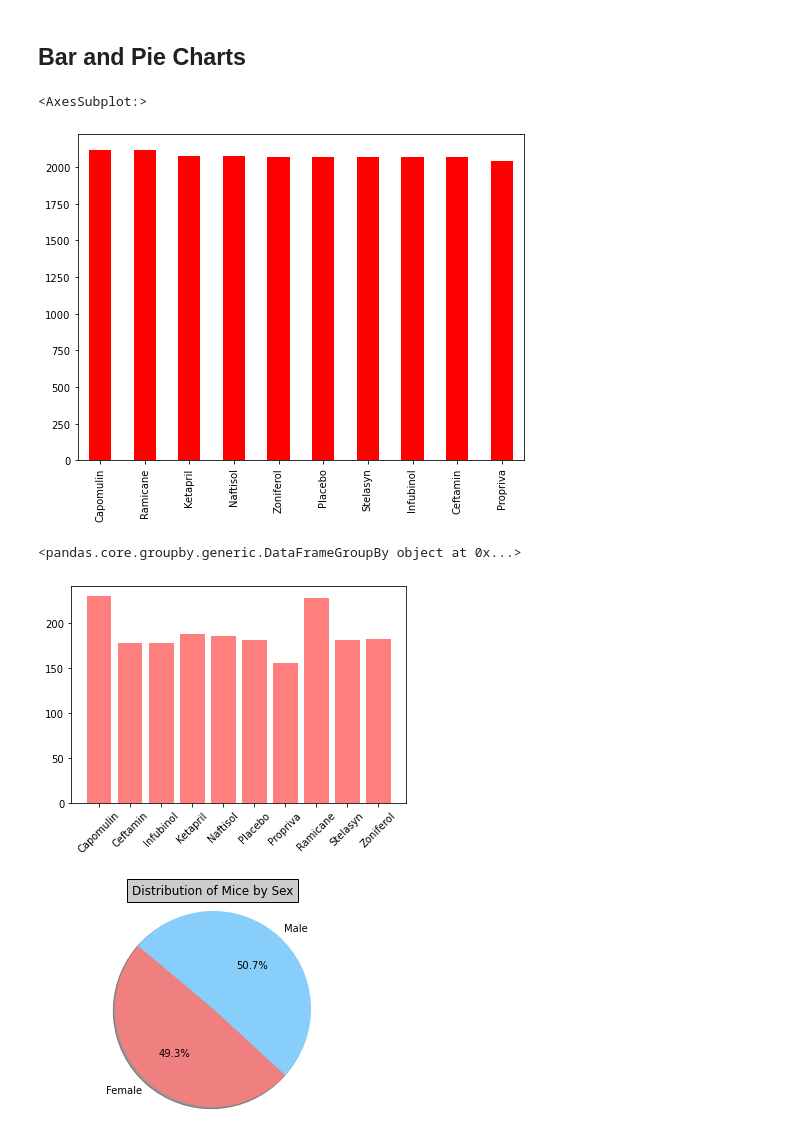
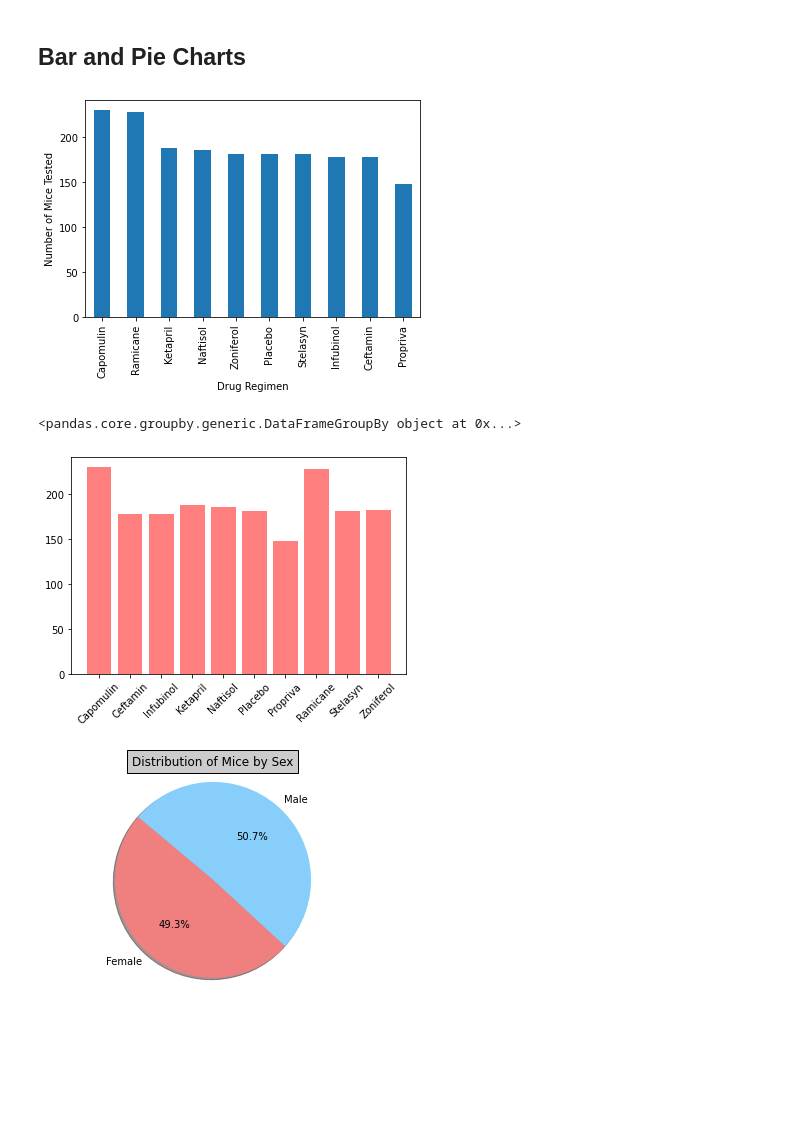
Before and after one commit to oleckie/Matplotlib-The_Power_of_Plots, a Jupyter notebook: Pymaceuticals/pymaceuticals_starter.ipynb, the cells around one changed output. Drawn from its saved outputs; the diff is of its cells as text; code cells hidden in the pictures; blank space fills up the shorter version.

Commit message:
Bar graphs and one pie graph done

```diff
--- a/Pymaceuticals/pymaceuticals_starter.ipynb
+++ b/Pymaceuticals/pymaceuticals_starter.ipynb
@@ -46,6 +46,11 @@ totalmice
 249
 # %%
 # Getting the duplicate mice by ID number that shows up for Mouse ID and Timepoint.
-clean_data_df = merge_df.drop_duplicates(
-    subset = ['Mouse ID', 'Timepoint'],
-    keep = 'last').reset_index(drop = True)
+#clean_data_df = merge_df.drop_duplicates(
+    #subset = ['Mouse ID', 'Timepoint'],
+    #keep = 'last').reset_index(drop = True)
+#--------------------------------------------------------------------------------------------------------------
+
+# Getting the duplicate mice by ID number that shows up for Mouse ID and Timepoint.
+duplicate_mouse_ids = merge_df.loc[merge_df.duplicated(subset=['Mouse ID', 'Timepoint']),'Mouse ID'].unique()
+duplicate_mouse_ids
@@ -53,6 +60,11 @@ clean_data_df = merge_df.drop_duplicates(
 # Optional: Get all the data for the duplicate mouse ID.
 # %%
 # Create a clean DataFrame by dropping the duplicate mouse by its ID.
+#clean_data_df
+#----------------------------------------------------------------------------------
+
+# Create a clean DataFrame by dropping the duplicate mouse by its ID.
+clean_data_df = merge_df[merge_df['Mouse ID'].isin(duplicate_mouse_ids)==False]
 clean_data_df
 # %% [output]
 |  | Mouse ID | Drug Regimen | Sex | Age_months | Weight (g) | Timepoint | Tumor Volume (mm3) | ... |
@@ -128,15 +144,23 @@ total_summary_df
 ## Bar and Pie Charts
 # %%
 # Generate a bar plot showing the total number of timepoints for all mice tested for each drug regimen using Pandas.
-regimen = clean_data_df["Drug Regimen"].value_counts()
-timepoints = clean_data_df["Timepoint"].count()
+#regimen = clean_data_df["Drug Regimen"].value_counts()
+#timepoints = clean_data_df["Timepoint"].count()
 
-regimen_and_timepoints = regimen.add(timepoints, fill_value=0)
+#regimen_and_timepoints = regimen.add(timepoints, fill_value=0)
 
-regimen_and_timepoints.plot(kind="bar", figsize=(8,6), facecolor="red")
+#regimen_and_timepoints.plot(kind="bar", figsize=(8,6), facecolor="red")
+#-----------------------------------------------------------------------------------------------------------------------
+
+# Generate a bar plot showing the total number of timepoints for all mice tested for each drug regimen using Pandas.
+counts = clean_data_df['Drug Regimen'].value_counts()
+counts.plot(kind="bar")
+plt.xlabel("Drug Regimen")
+plt.xticks(rotation=90)
+plt.ylabel("Number of Mice Tested")
+plt.show()
 # %% [output]
-<AxesSubplot:>
-[figure, old version]
+[figure, new version]
 # %%
 # Generate a bar plot showing the total number of timepoints for all mice tested for each drug regimen using pyplot.
 
@@ -173,7 +197,7 @@ plt.xticks(rotation=45)
 plt.show()
 # %% [output]
 <pandas.core.groupby.generic.DataFrameGroupBy object at 0x...>
-[figure, old version]
+[figure, new version]
 # %%
 # Generate a pie plot showing the distribution of female versus male mice using Pandas
 # %%
```
Also changed, not shown: parts of 3 cells of this notebook.
